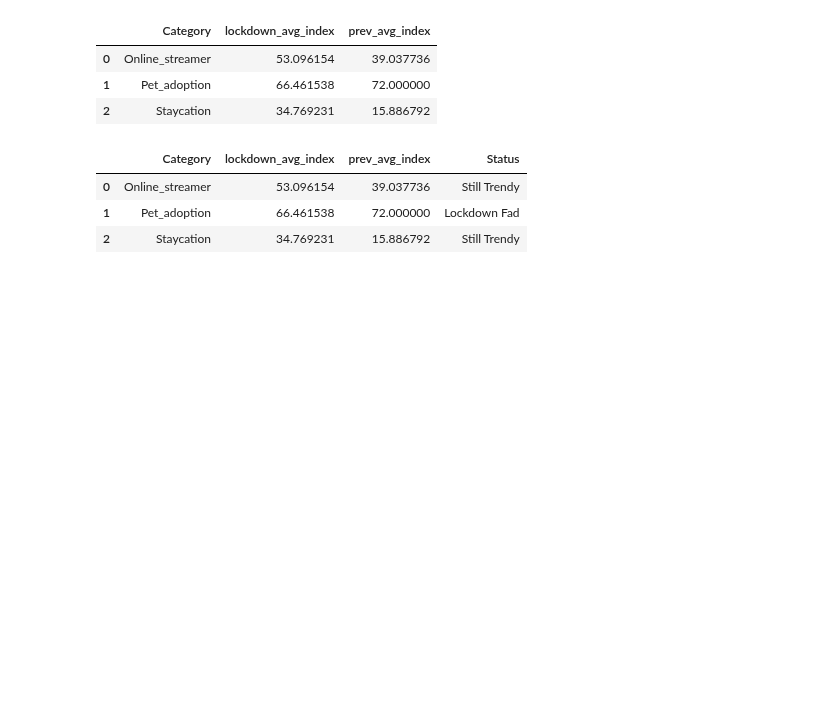
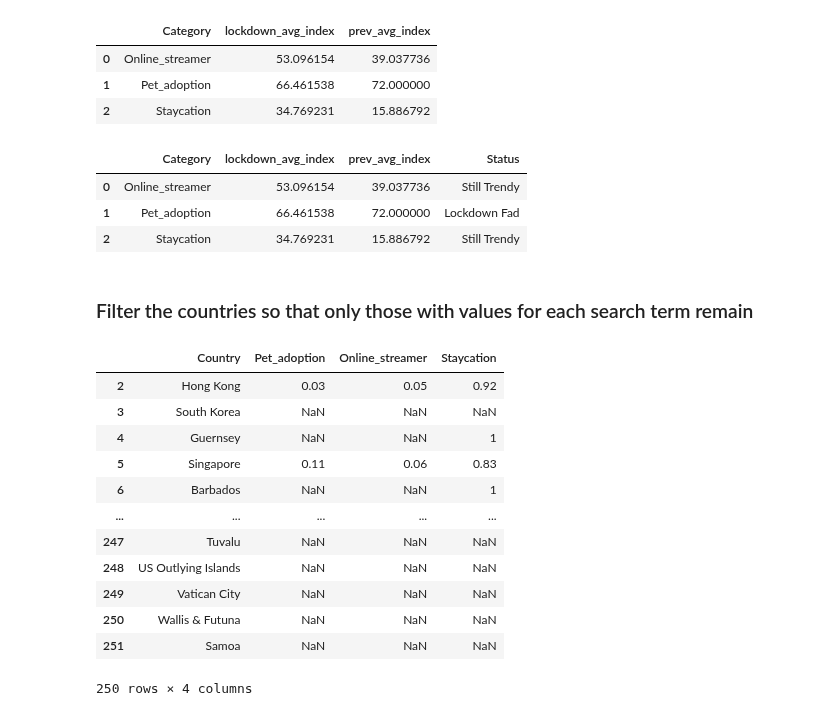
Before and after one commit to hyunjun33/Data_preprocessing, a Jupyter notebook: Preppin' Data 2021 Week 36 Challenge.ipynb, the cells around one changed output. Drawn from its saved outputs; the diff is of its cells as text; code cells hidden in the pictures; blank space fills up the shorter version.

```diff
--- a/Preppin' Data 2021 Week 36 Challenge.ipynb
+++ b/Preppin' Data 2021 Week 36 Challenge.ipynb
@@ -227,3 +227,23 @@ status
 | 0 | Online_streamer | 53.096154 | 39.037736 | Still Trendy |
 | 1 | Pet_adoption | 66.461538 | 72.000000 | Lockdown Fad |
 | 2 | Staycation | 34.769231 | 15.886792 | Still Trendy |
+# %% [markdown]
+### Filter the countries so that only those with values for each search term remain
+# %%
+country_breakdown.columns = ["Country", "Pet_adoption", "Online_streamer", "Staycation"]
+country_breakdown = country_breakdown.drop([0, 1], axis=0)
+country_breakdown
+# %% [output]
+|  | Country | Pet_adoption | Online_streamer | Staycation |
+| 2 | Hong Kong | 0.03 | 0.05 | 0.92 |
+| 3 | South Korea | NaN | NaN | NaN |
+| 4 | Guernsey | NaN | NaN | 1 |
+| 5 | Singapore | 0.11 | 0.06 | 0.83 |
+| 6 | Barbados | NaN | NaN | 1 |
+| ... | ... | ... | ... | ... |
+| 247 | Tuvalu | NaN | NaN | NaN |
+| 248 | US Outlying Islands | NaN | NaN | NaN |
+| 249 | Vatican City | NaN | NaN | NaN |
+| 250 | Wallis & Futuna | NaN | NaN | NaN |
+| 251 | Samoa | NaN | NaN | NaN |
+250 rows × 4 columns
```
Also changed, not shown: parts of 10 cells of this notebook.
